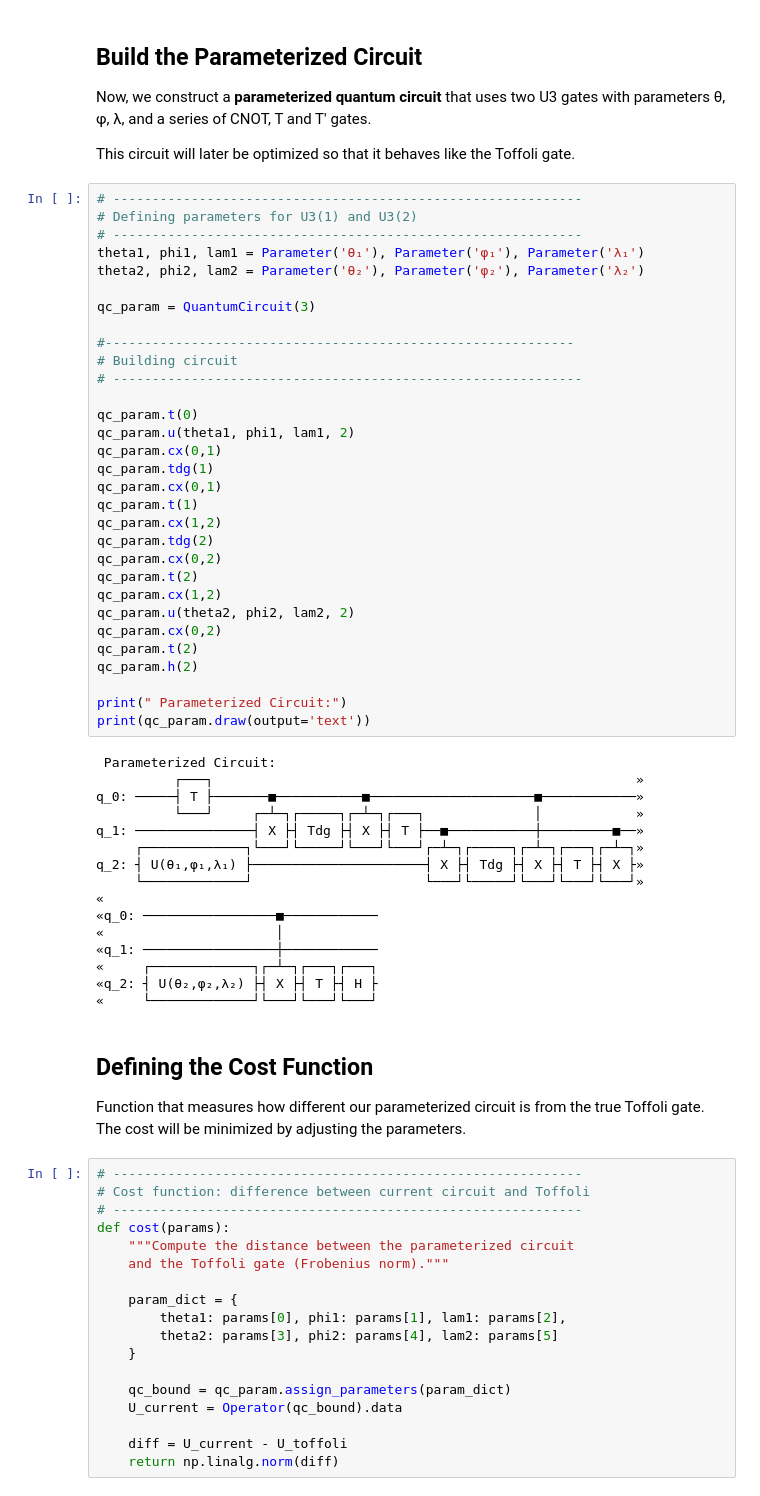
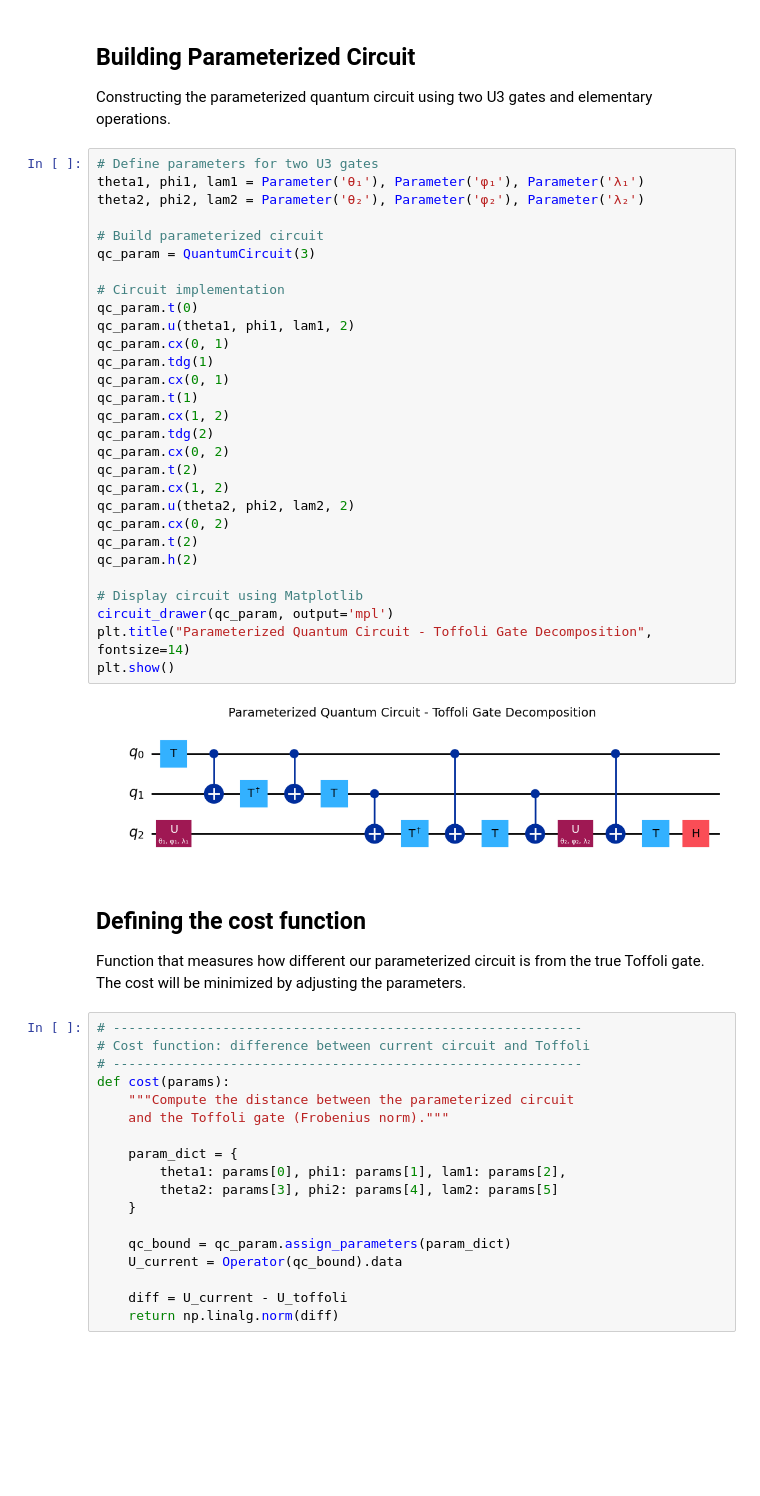
Before and after one commit to Qelisa144/Toffoli-Gate-Simulation, a Jupyter notebook: src/main.ipynb, the cells around one changed output. Saved outputs shown, nothing was run; the diff lists cells and outputs as text; blank space fills up the shorter version.

```diff
--- a/src/main.ipynb
+++ b/src/main.ipynb
@@ -84,61 +54,42 @@ Toffoli gate matrix:
  [0.+0.j 0.+0.j 0.+0.j 0.+0.j 0.+0.j 1.+0.j 0.+0.j 0.+0.j]
  [0.+0.j 0.+0.j 0.+0.j 0.+0.j 0.+0.j 0.+0.j 1.+0.j 0.+0.j]
  [0.+0.j 0.+0.j 0.+0.j 1.+0.j 0.+0.j 0.+0.j 0.+0.j 0.+0.j]]
-# %% [markdown]
-## Build the Parameterized Circuit
-
-Now, we construct a **parameterized quantum circuit** that uses two U3 gates with parameters θ, φ, λ, and a series of CNOT, T and T' gates.
-
-This circuit will later be optimized so that it behaves like the Toffoli gate.
+# %% [markdown]
+## Building Parameterized Circuit
+Constructing the parameterized quantum circuit using two U3 gates and elementary operations.
 # %%
-# ------------------------------------------------------------
-# Defining parameters for U3(1) and U3(2)
-# ------------------------------------------------------------
+# Define parameters for two U3 gates
 theta1, phi1, lam1 = Parameter('θ₁'), Parameter('φ₁'), Parameter('λ₁')
 theta2, phi2, lam2 = Parameter('θ₂'), Parameter('φ₂'), Parameter('λ₂')
 
+# Build parameterized circuit
 qc_param = QuantumCircuit(3)
 
-#------------------------------------------------------------
-# Building circuit
-# ------------------------------------------------------------
-
+# Circuit implementation
 qc_param.t(0)
 qc_param.u(theta1, phi1, lam1, 2)
-qc_param.cx(0,1)
+qc_param.cx(0, 1)
 qc_param.tdg(1)
-qc_param.cx(0,1)
+qc_param.cx(0, 1)
 qc_param.t(1)
-qc_param.cx(1,2)
+qc_param.cx(1, 2)
 qc_param.tdg(2)
-qc_param.cx(0,2)
+qc_param.cx(0, 2)
 qc_param.t(2)
-qc_param.cx(1,2)
+qc_param.cx(1, 2)
 qc_param.u(theta2, phi2, lam2, 2)
-qc_param.cx(0,2)
+qc_param.cx(0, 2)
 qc_param.t(2)
 qc_param.h(2)
 
-print(" Parameterized Circuit:")
-print(qc_param.draw(output='text'))
+# Display circuit using Matplotlib
+circuit_drawer(qc_param, output='mpl')
+plt.title("Parameterized Quantum Circuit - Toffoli Gate Decomposition", fontsize=14)
+plt.show()
 # %% [output]
- Parameterized Circuit:
-          ┌───┐                                                      »
-q_0: ─────┤ T ├───────■───────────■─────────────────────■────────────»
-          └───┘     ┌─┴─┐┌─────┐┌─┴─┐┌───┐              │            »
-q_1: ───────────────┤ X ├┤ Tdg ├┤ X ├┤ T ├──■───────────┼─────────■──»
-     ┌─────────────┐└───┘└─────┘└───┘└───┘┌─┴─┐┌─────┐┌─┴─┐┌───┐┌─┴─┐»
-q_2: ┤ U(θ₁,φ₁,λ₁) ├──────────────────────┤ X ├┤ Tdg ├┤ X ├┤ T ├┤ X ├»
-     └─────────────┘                      └───┘└─────┘└───┘└───┘└───┘»
-«
-«q_0: ─────────────────■────────────
-«                      │
-«q_1: ─────────────────┼────────────
-«     ┌─────────────┐┌─┴─┐┌───┐┌───┐
-«q_2: ┤ U(θ₂,φ₂,λ₂) ├┤ X ├┤ T ├┤ H ├
-«     └─────────────┘└───┘└───┘└───┘
+[figure, added]
 # %% [markdown]
-## Defining the Cost Function
+## Defining the cost function
 
 Function that measures how different our parameterized circuit is from the true Toffoli gate.
 The cost will be minimized by adjusting the parameters.
```
Also changed, not shown: parts of 11 cells of this notebook.
